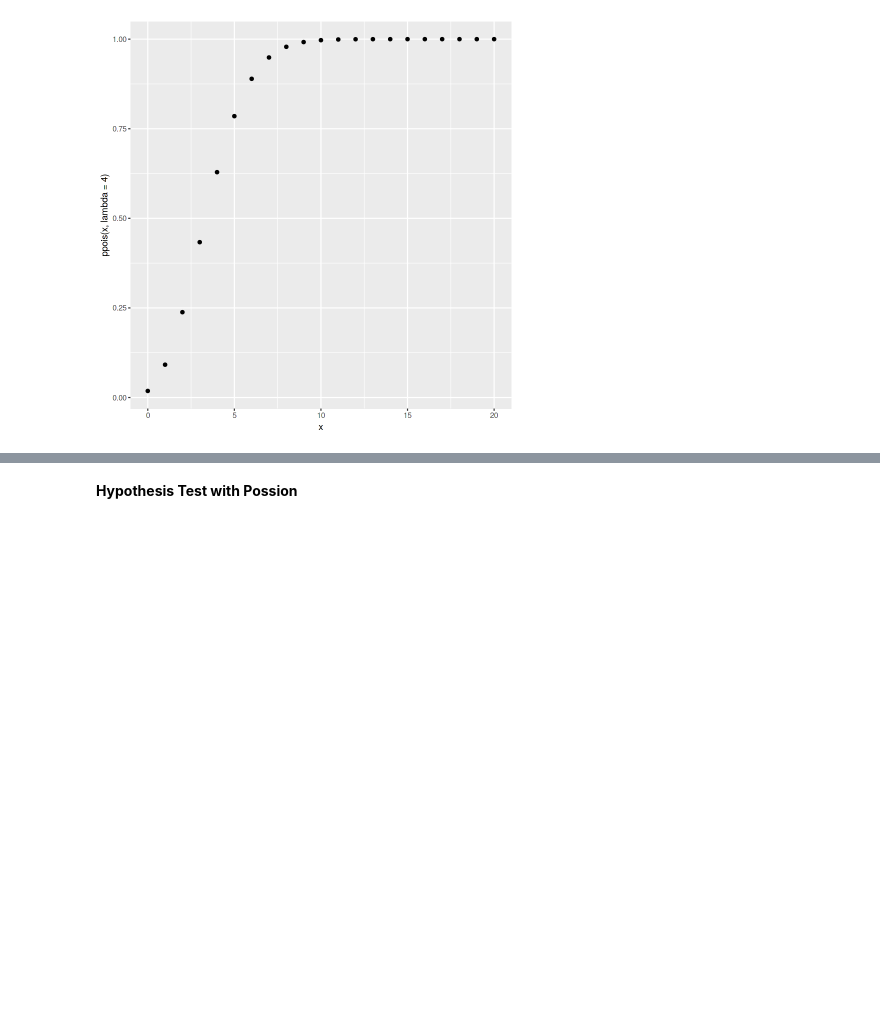
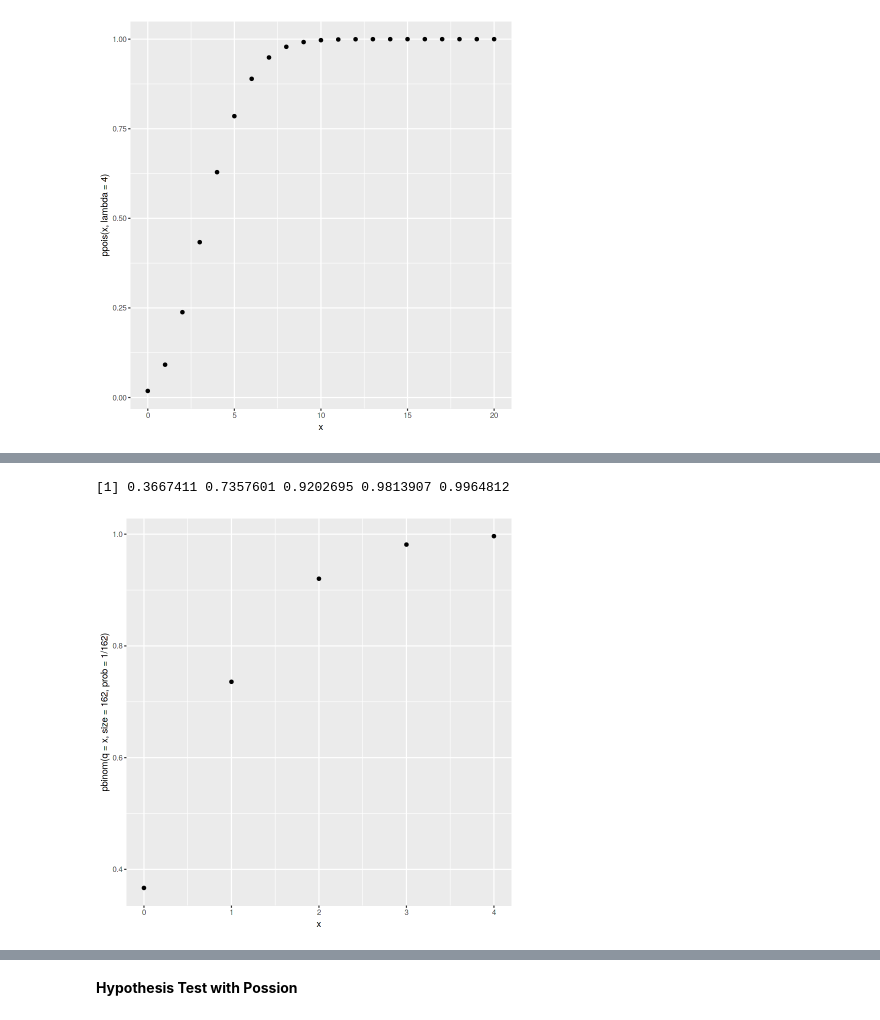
Before and after one commit to foreverloop/azcourseprep, a Jupyter notebook: more-poisson-dists.ipynb, the cells around one changed output, grey strips where cells are left out. Drawn from its saved outputs; the diff is of its cells as text; code cells hidden in the pictures; blank space fills up the shorter version.

```diff
--- a/more-poisson-dists.ipynb
+++ b/more-poisson-dists.ipynb
@@ -53,0 +81,10 @@ geom_point(aes(y=ppois(x, lambda=4)))
+# %%
+#effectively these are cumulative probabilities
+#for 0 successes, 0 or 1 sucesses, 0 or 1 or 2 etc...
+pbinom(q=c(0:4),size=162,prob=1/162)
+
+ggplot(data.frame(x=c(0:4)), aes(x)) +
+geom_point(aes(y=pbinom(q=x,size=162,prob=1/162)))
+# %% [output]
+[1] 0.3667411 0.7357601 0.9202695 0.9813907 0.9964812
+[figure, added]
```
Also changed, not shown: parts of 8 cells of this notebook.
